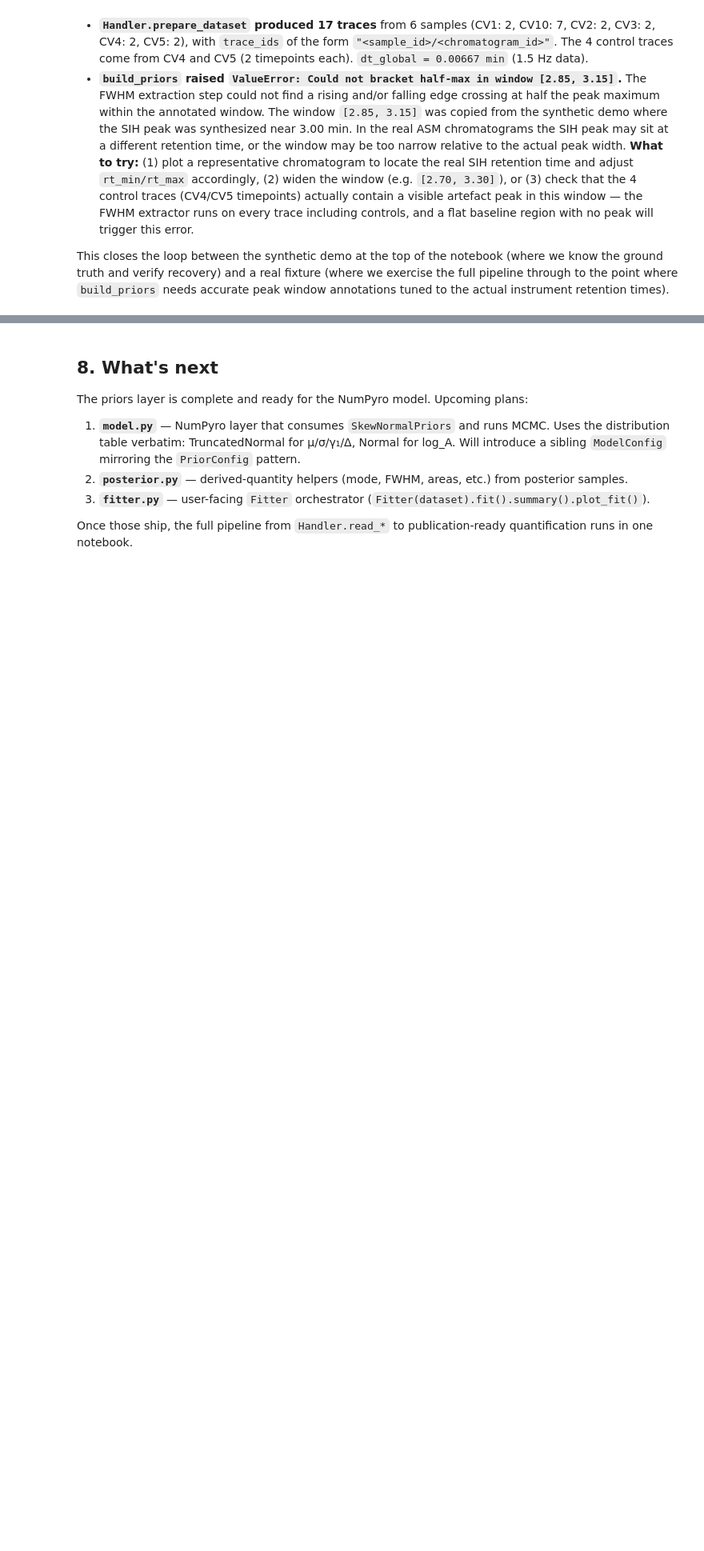
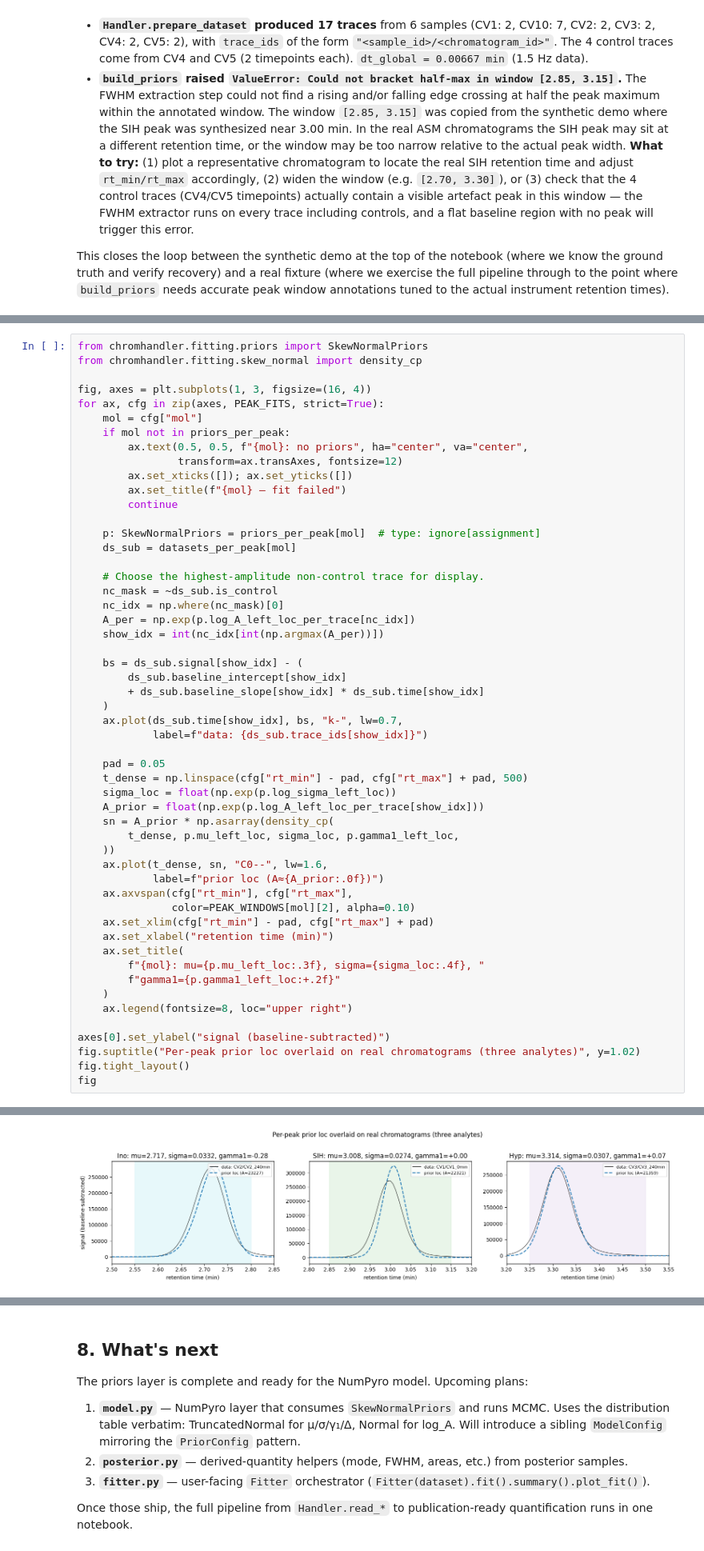
Before and after one commit to FAIRChemistry/Chromhandler, a Jupyter notebook: notebooks/priors_demo.ipynb, the cells around one changed output, grey strips where cells are left out. Shown at 80% size. Drawn from its saved outputs; the diff is of its cells as text; blank space fills up the shorter version.

```diff
--- a/notebooks/priors_demo.ipynb
+++ b/notebooks/priors_demo.ipynb
@@ -545,0 +609,54 @@ This closes the loop between the synthetic demo at the top of the notebook (wher
+# %%
+from chromhandler.fitting.priors import SkewNormalPriors
+from chromhandler.fitting.skew_normal import density_cp
+
+fig, axes = plt.subplots(1, 3, figsize=(16, 4))
+for ax, cfg in zip(axes, PEAK_FITS, strict=True):
+    mol = cfg["mol"]
+    if mol not in priors_per_peak:
+        ax.text(0.5, 0.5, f"{mol}: no priors", ha="center", va="center",
+                transform=ax.transAxes, fontsize=12)
+        ax.set_xticks([]); ax.set_yticks([])
+        ax.set_title(f"{mol} — fit failed")
+        continue
+
+    p: SkewNormalPriors = priors_per_peak[mol]  # type: ignore[assignment]
+    ds_sub = datasets_per_peak[mol]
+
+    # Choose the highest-amplitude non-control trace for display.
+    nc_mask = ~ds_sub.is_control
+    nc_idx = np.where(nc_mask)[0]
+    A_per = np.exp(p.log_A_left_loc_per_trace[nc_idx])
+    show_idx = int(nc_idx[int(np.argmax(A_per))])
+
+    bs = ds_sub.signal[show_idx] - (
+        ds_sub.baseline_intercept[show_idx]
+        + ds_sub.baseline_slope[show_idx] * ds_sub.time[show_idx]
+    )
+    ax.plot(ds_sub.time[show_idx], bs, "k-", lw=0.7,
+            label=f"data: {ds_sub.trace_ids[show_idx]}")
+
+    pad = 0.05
+    t_dense = np.linspace(cfg["rt_min"] - pad, cfg["rt_max"] + pad, 500)
+    sigma_loc = float(np.exp(p.log_sigma_left_loc))
+    A_prior = float(np.exp(p.log_A_left_loc_per_trace[show_idx]))
+    sn = A_prior * np.asarray(density_cp(
+        t_dense, p.mu_left_loc, sigma_loc, p.gamma1_left_loc,
+    ))
+    ax.plot(t_dense, sn, "C0--", lw=1.6,
+            label=f"prior loc (A≈{A_prior:.0f})")
+    ax.axvspan(cfg["rt_min"], cfg["rt_max"],
+               color=PEAK_WINDOWS[mol][2], alpha=0.10)
+    ax.set_xlim(cfg["rt_min"] - pad, cfg["rt_max"] + pad)
+    ax.set_xlabel("retention time (min)")
+    ax.set_title(
+        f"{mol}: mu={p.mu_left_loc:.3f}, sigma={sigma_loc:.4f}, "
+        f"gamma1={p.gamma1_left_loc:+.2f}"
+    )
+    ax.legend(fontsize=8, loc="upper right")
+
+axes[0].set_ylabel("signal (baseline-subtracted)")
+fig.suptitle("Per-peak prior loc overlaid on real chromatograms (three analytes)", y=1.02)
+fig.tight_layout()
+fig
+# %% [output]
@@ -545,0 +664 @@ This closes the loop between the synthetic demo at the top of the notebook (wher
+[figure, added]
```
Also changed, not shown: parts of 4 cells of this notebook.
